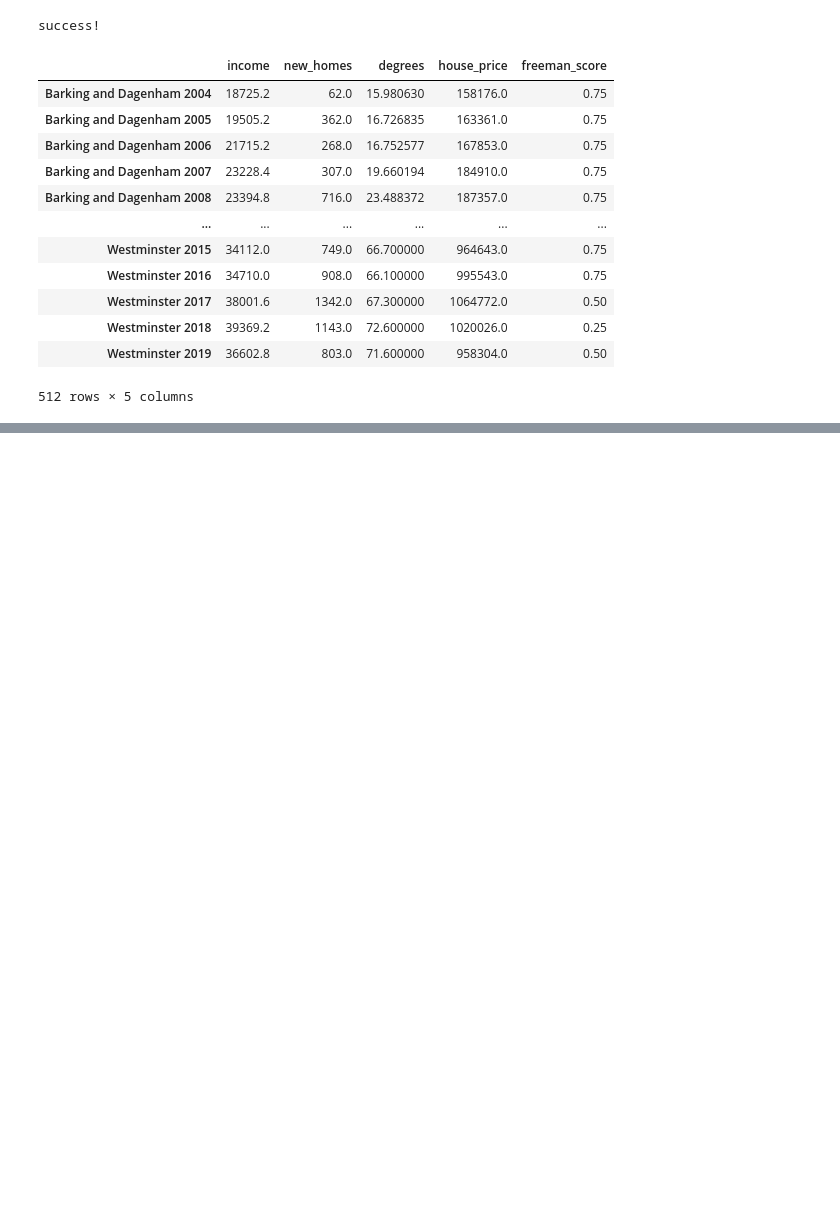
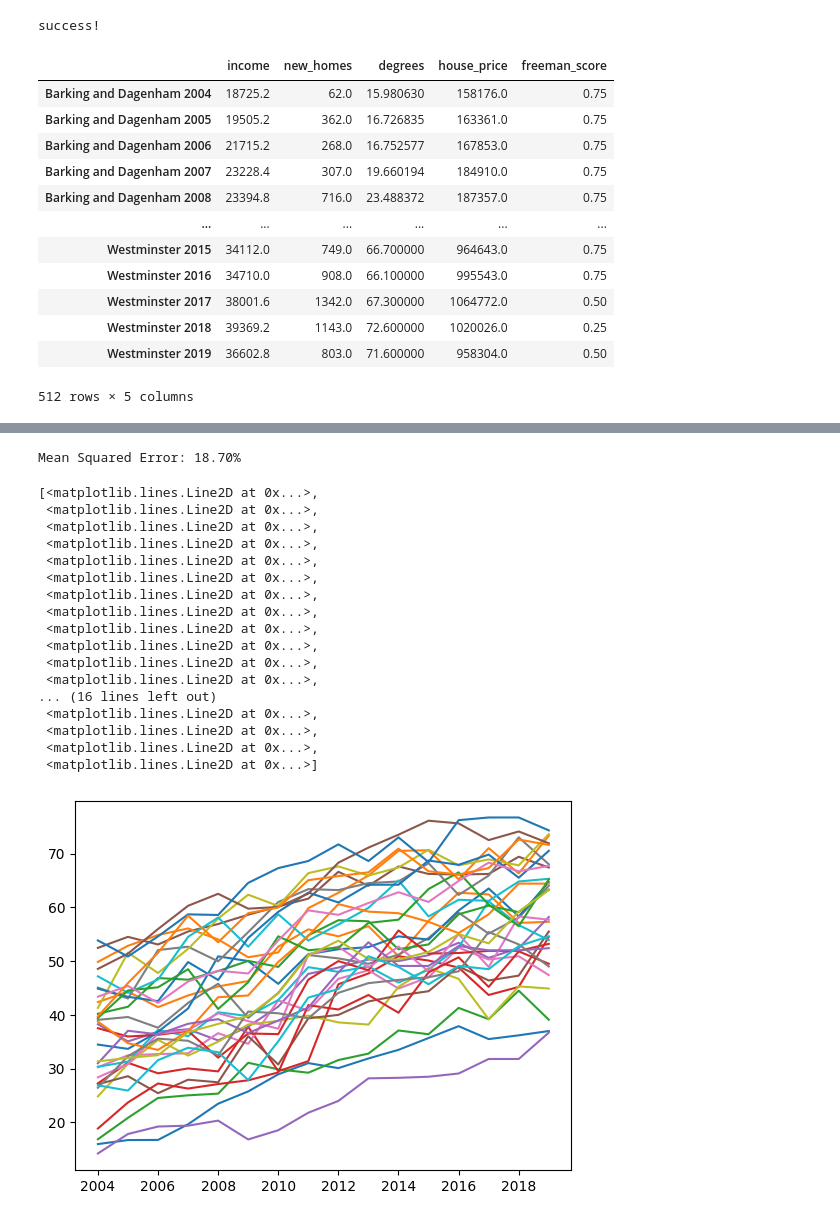
Before and after one commit to AishaYC/aia-grad-hackathon, a Jupyter notebook: freeman_model.ipynb, the cells around one changed output, grey strips where cells are left out. Cells and saved outputs as stored; diff of their text form; code cells hidden in the pictures; blank space fills up the shorter version.

```diff
--- a/freeman_model.ipynb
+++ b/freeman_model.ipynb
@@ -158,0 +147,31 @@ ValueError: Invalid classes inferred from unique values of `y`.  Expected: [0 1
+# %%
+# Make predictions for test data
+y_pred = model.predict(X_test)
+predictions = [round(value) for value in y_pred]
+
+# Evaluate predictions
+ms_error = mean_squared_error(y_test, predictions)
+print("Mean Squared Error: %.2f%%" % (ms_error * 100.0))
+# %% [output]
+Mean Squared Error: 18.70%
+# %%
+plt.plot(degrees_df.transpose())
+# %% [output]
+[<matplotlib.lines.Line2D at 0x...>,
+ <matplotlib.lines.Line2D at 0x...>,
+ <matplotlib.lines.Line2D at 0x...>,
+ <matplotlib.lines.Line2D at 0x...>,
+ <matplotlib.lines.Line2D at 0x...>,
+ <matplotlib.lines.Line2D at 0x...>,
+ <matplotlib.lines.Line2D at 0x...>,
+ <matplotlib.lines.Line2D at 0x...>,
+ <matplotlib.lines.Line2D at 0x...>,
+ <matplotlib.lines.Line2D at 0x...>,
+ <matplotlib.lines.Line2D at 0x...>,
+ <matplotlib.lines.Line2D at 0x...>,
+... (16 lines left out)
+ <matplotlib.lines.Line2D at 0x...>,
+ <matplotlib.lines.Line2D at 0x...>,
+ <matplotlib.lines.Line2D at 0x...>,
+ <matplotlib.lines.Line2D at 0x...>]
+[figure, added]
```
Also changed, not shown: parts of 7 cells of this notebook, 6 other files.
